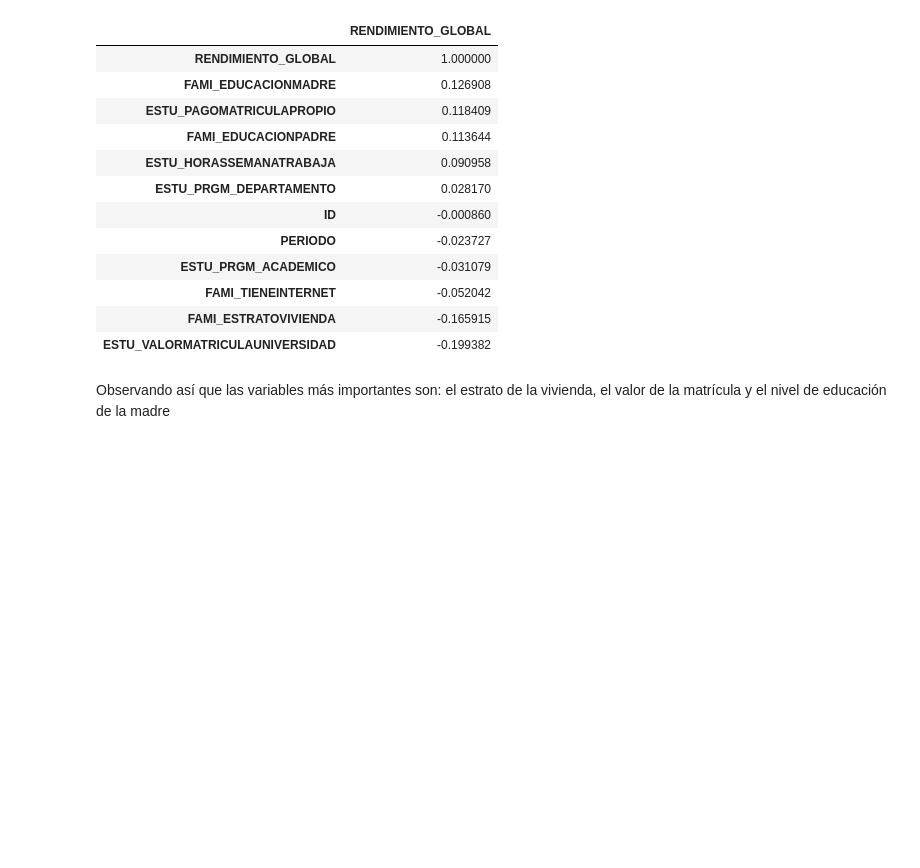
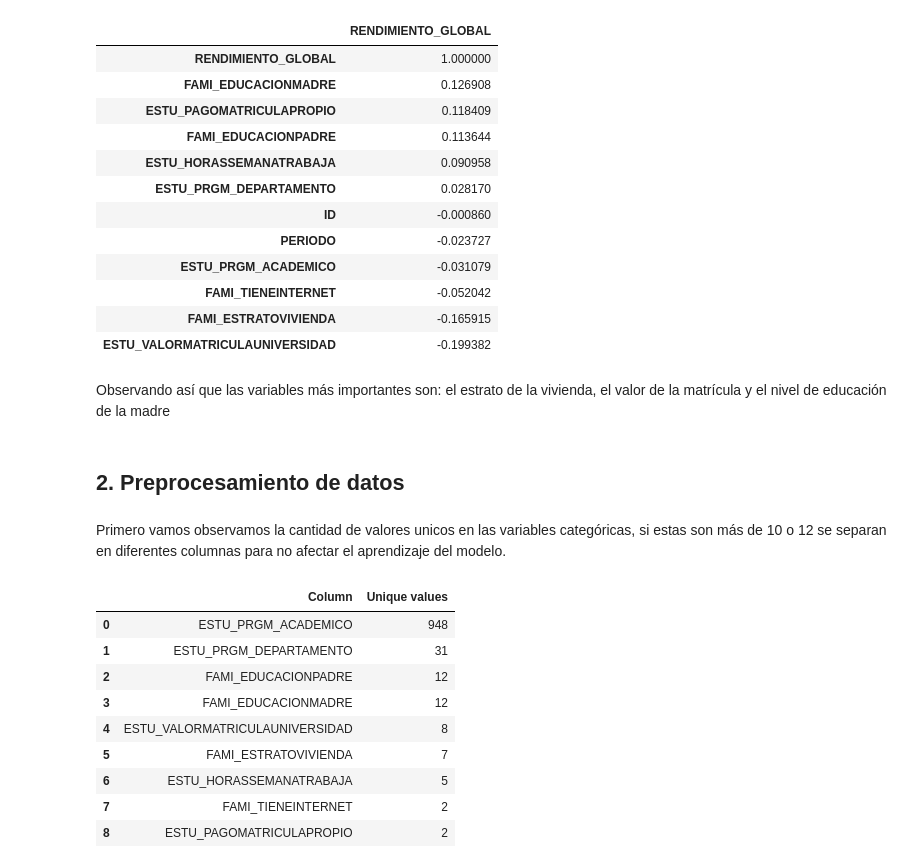
Before and after one commit to Astolfo2332/ICFES_pro_prediction, a Jupyter notebook: Final_proyect.ipynb, the cells around one changed output. Cells and saved outputs as stored; diff of their text form; code cells hidden in the pictures; blank space fills up the shorter version.

```diff
--- a/Final_proyect.ipynb
+++ b/Final_proyect.ipynb
@@ -295,3 +295,34 @@ target_corr_df
 | ESTU_VALORMATRICULAUNIVERSIDAD | -0.199382 |
 # %% [markdown]
 Observando así que las variables más importantes son: el estrato de la vivienda, el valor de la matrícula y el nivel de educación de la madre
+# %% [markdown]
+## 2. Preprocesamiento de datos
+# %% [markdown]
+Primero vamos observamos la cantidad de valores unicos en las variables categóricas, si estas son más de 10 o 12 se separan en diferentes columnas para no afectar el aprendizaje del modelo.
+# %%
+def unique_values(df, target):
+    #Seleccionamos las columnas categóricas
+    categorical_columns = df.select_dtypes(include=["object", "category"]).columns
+    categorical_columns = categorical_columns.drop(target)
+    #Obtenemos la cantidad de valores únicos por columna
+    un_values = {col: df[col].nunique() for col in categorical_columns}
+    #Creamos un dataframe con los valores únicos
+    un_values_df = pd.DataFrame(list(un_values.items()), columns=["Column", "Unique values"])
+    #Ordenamos de manera descendente
+    un_values_df = un_values_df.sort_values(by="Unique values", ascending=False)
+    un_values_df = un_values_df.reset_index(drop=True)
+    return un_values_df
+
+unique_df = unique_values(df, "RENDIMIENTO_GLOBAL")
+unique_df
+# %% [output]
+|  | Column | Unique values |
+| 0 | ESTU_PRGM_ACADEMICO | 948 |
+| 1 | ESTU_PRGM_DEPARTAMENTO | 31 |
+| 2 | FAMI_EDUCACIONPADRE | 12 |
+| 3 | FAMI_EDUCACIONMADRE | 12 |
+| 4 | ESTU_VALORMATRICULAUNIVERSIDAD | 8 |
+| 5 | FAMI_ESTRATOVIVIENDA | 7 |
+| 6 | ESTU_HORASSEMANATRABAJA | 5 |
+| 7 | FAMI_TIENEINTERNET | 2 |
+| 8 | ESTU_PAGOMATRICULAPROPIO | 2 |
```
Also changed, not shown: parts of 12 cells of this notebook.
